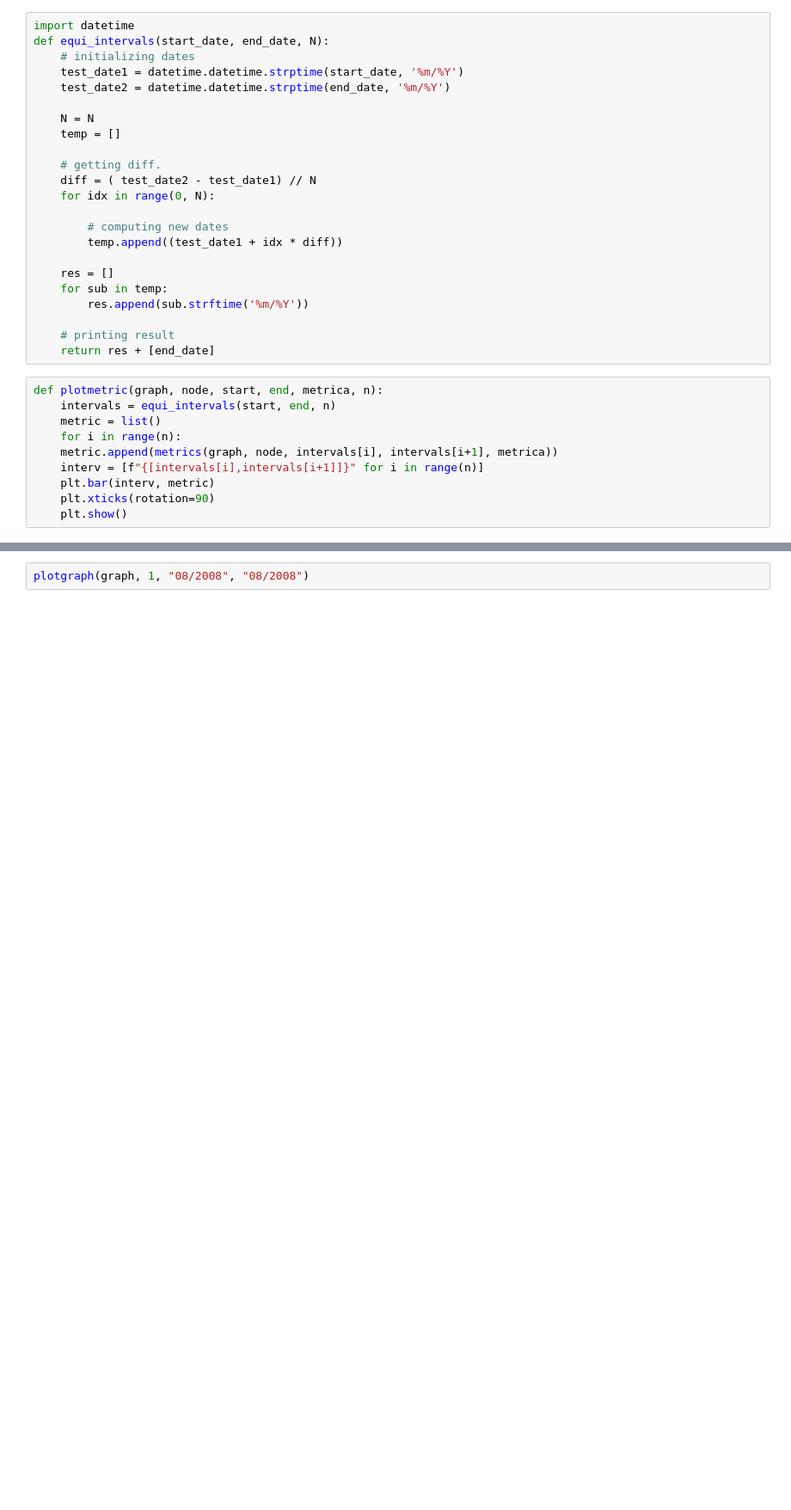
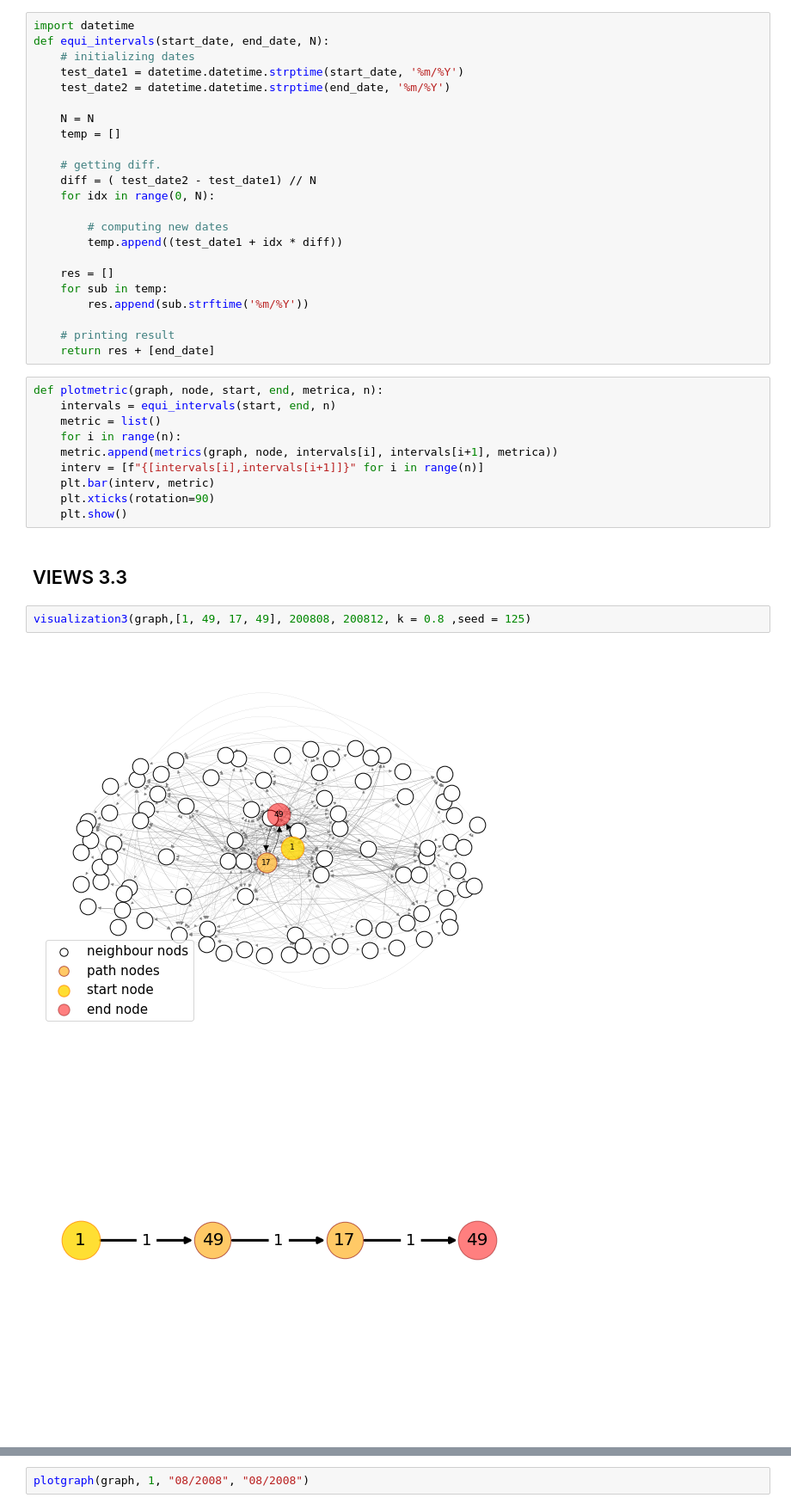
Before and after one commit to Mantuano-A/ADM-HW5, a Jupyter notebook: ADM_HW5_Mina.ipynb, the cells around one changed output, grey strips where cells are left out. Shown at 86% size. Cells and saved outputs as stored; diff of their text form; blank space fills up the shorter version.

```diff
--- a/ADM_HW5_Mina.ipynb
+++ b/ADM_HW5_Mina.ipynb
@@ -280,3 +287,10 @@ def plotmetric(graph, node, start, end, metrica, n):
     plt.bar(interv, metric)
     plt.xticks(rotation=90)
     plt.show()
+# %% [markdown]
+## VIEWS 3.3
+# %%
+visualization3(graph,[1, 49, 17, 49], 200808, 200812, k = 0.8 ,seed = 125)
+# %% [output]
+[figure, added]
+[figure, added]
```
Also changed, not shown: parts of 12 cells of this notebook, 1 other file.
